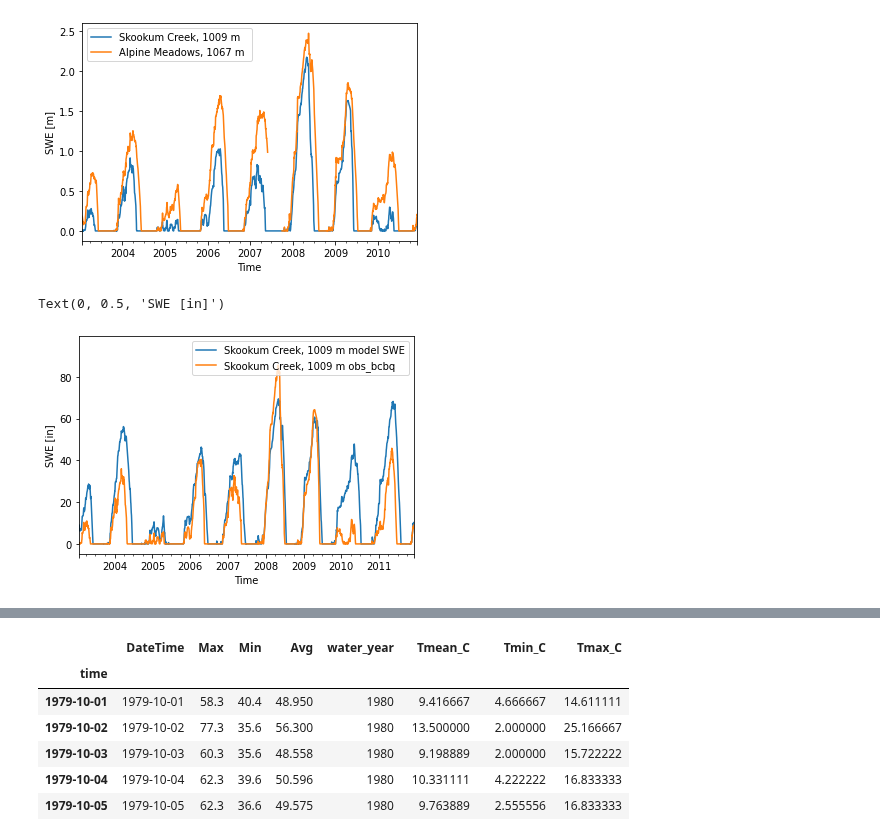
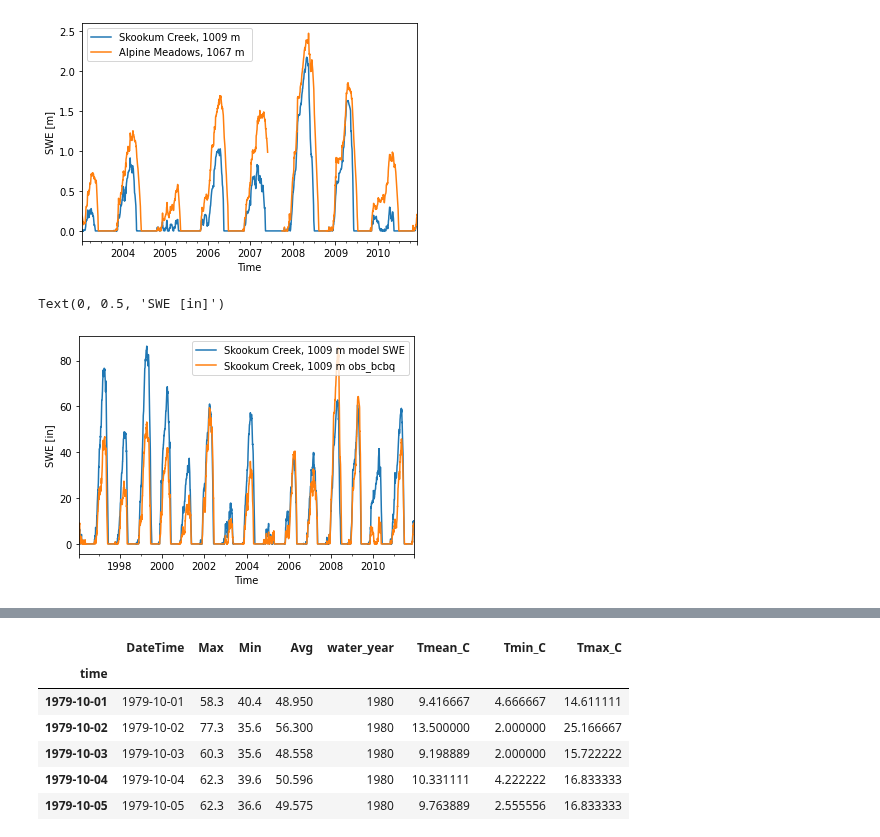
Before and after one commit to NCristea/Snow_SCL, a Jupyter notebook: compare_datasets.ipynb, the cells around one changed output, grey strips where cells are left out. Cells and saved outputs as stored; diff of their text form; code cells hidden in the pictures.

```diff
--- a/compare_datasets.ipynb
+++ b/compare_datasets.ipynb
@@ -224,13 +224,13 @@ Text(0, 0.5, 'SWE [m]')
 # %%
 #plot modeled SWE vs. observed at Skookum Creek
 ax = df_model_data_Skookum.plot(kind='line',  y = 'swq', label = 'Skookum Creek, 1009 m model SWE')
 df_snotel_Skookum.plot(kind='line',  y = 'SWE_in', label = 'Skookum Creek, 1009 m obs_bcbq', ax = ax)
-ax.set_xlim([datetime(2003, 1, 21), datetime(2011, 12, 1)])
+ax.set_xlim([datetime(1996, 1, 21), datetime(2011, 12, 1)])
 plt.xlabel('Time')
 plt.ylabel('SWE [in]')
 # %% [output]
 Text(0, 0.5, 'SWE [in]')
-[figure, old version]
+[figure, new version]
 # %%
 #plot modeled SWE vs. observed at Skookum Creek
 ax = df_model_data_Alpine.plot(kind='line',  y = 'swq', label = 'Alpine Meadows, 1067 m model SWE')
```
Also changed, not shown: parts of 5 cells of this notebook, 10 other files.
